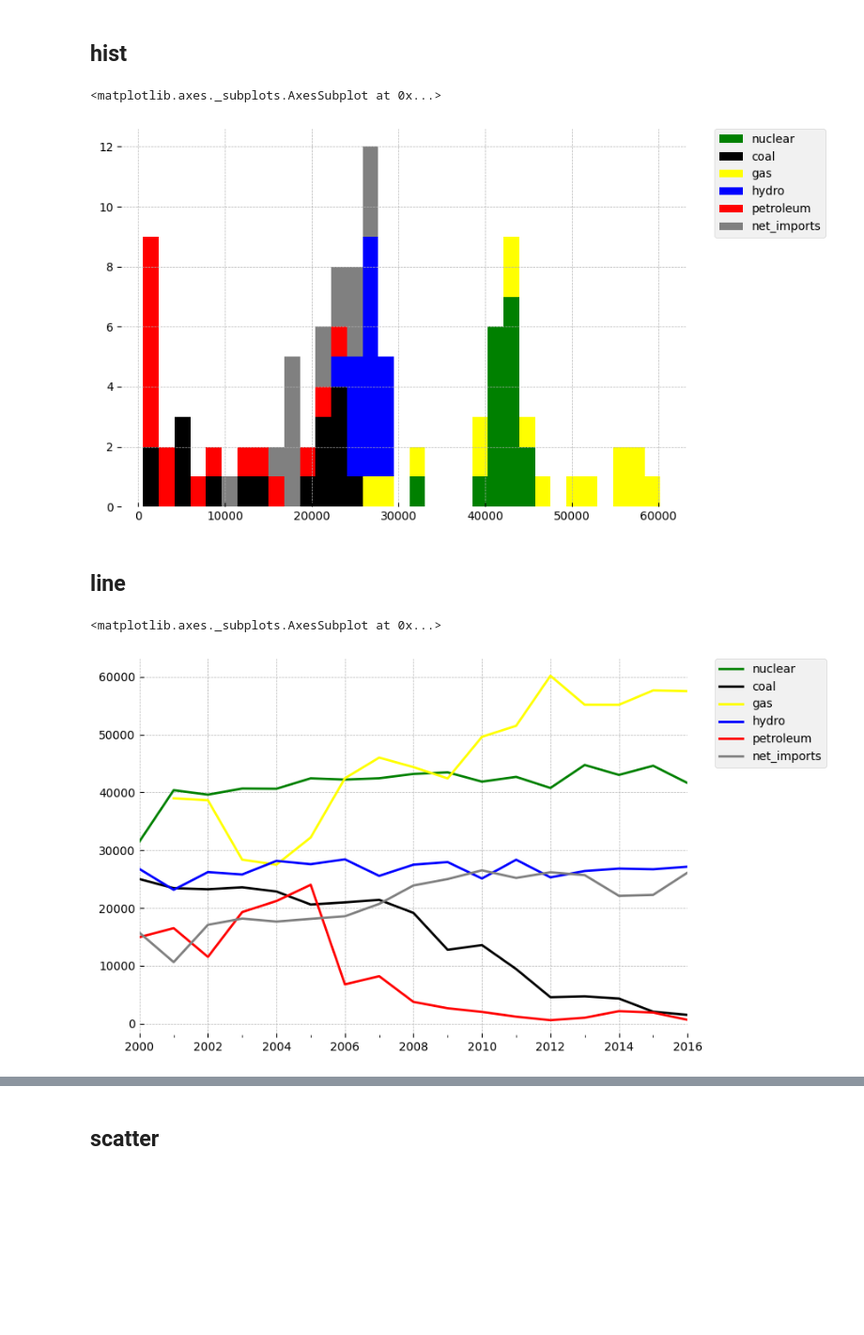
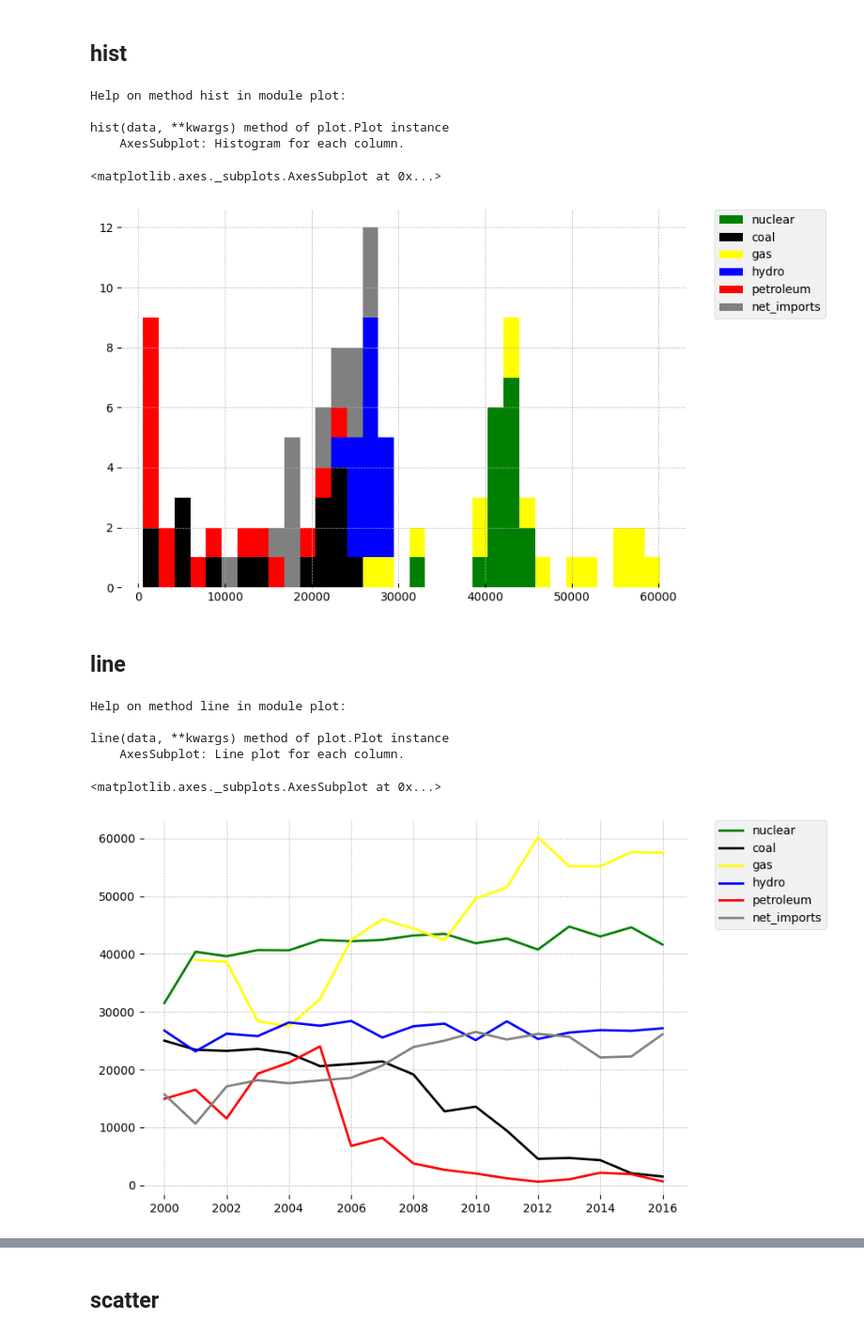
Before and after one commit to samkennerly/kingofsnake, a Jupyter notebook: books/plot.ipynb, the cells around one changed output, grey strips where cells are left out. Shown at 94% size. Cells and saved outputs as stored; diff of their text form; code cells hidden in the pictures; blank space fills up the shorter version.

```diff
--- a/books/plot.ipynb
+++ b/books/plot.ipynb
@@ -34,12 +51,11 @@ Standardize and simplify for easier reading.
 # %%
-data = read_csv(path)
+data = read_csv(ENERGY)
 
 # Remove sneaky whitespace from column names
 data.columns = data.columns.str.strip().str.lower().str.replace(' ', '_')
 
-# Convert dates and consolidate columns
+# Consolidate columns
 del data['total']
-data['year'] = to_datetime(data['year'], format='%Y')
 data['hydro'] = data.pop('conv._hydro') + data.pop('ps_hydro')
 data['gas'] = data.pop('lfg') + data.pop('natural_gas')
 
@@ -70,2 +104,0 @@ plot.area(data, color=color)
-# %%
-plot.bar(data.set_index(data.index.year), color=color)
@@ -75,2 +104,0 @@ plot.bar(data.set_index(data.index.year), color=color)
-# %%
-plot.barh(data.set_index(data.index.year), color=color)
@@ -99,5 +163,6 @@ plot.density(data)
 # %% [markdown]
 ## heat
 # %%
-plot.heat(data.set_index(data.index.year), colorbar=True)
+help(plot.heat)
+plot.heat(data, colorbar=True)
 # %% [output]
@@ -106,14 +175,24 @@ plot.heat(data.set_index(data.index.year), colorbar=True)
 # %% [markdown]
 ## hist
 # %%
-plot.hist(data, color=color)
+help(plot.hist)
+plot.hist(data, color=COLOR)
 # %% [output]
-<matplotlib.axes._subplots.AxesSubplot at 0x...>
+Help on method hist in module plot:
+
+hist(data, **kwargs) method of plot.Plot instance
+    AxesSubplot: Histogram for each column.
+<matplotlib.axes._subplots.AxesSubplot at 0x...>
 [figure]
 # %% [markdown]
 ## line
 # %%
-plot.line(data, color=color)
+help(plot.line)
+plot.line(data, color=COLOR)
 # %% [output]
-<matplotlib.axes._subplots.AxesSubplot at 0x...>
+Help on method line in module plot:
+
+line(data, **kwargs) method of plot.Plot instance
+    AxesSubplot: Line plot for each column.
+<matplotlib.axes._subplots.AxesSubplot at 0x...>
-[figure, old version]
+[figure, new version]
```
Also changed, not shown: parts of 36 cells of this notebook, 1 other file.
